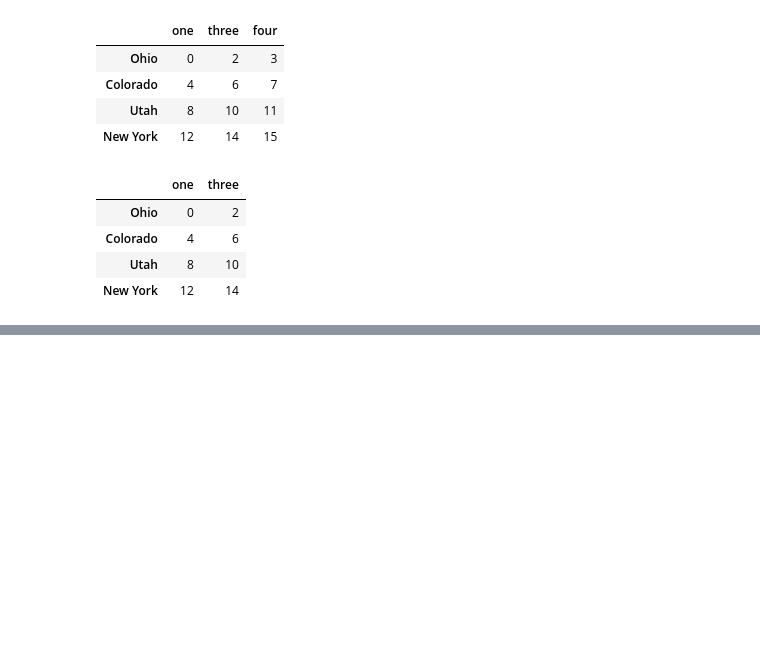
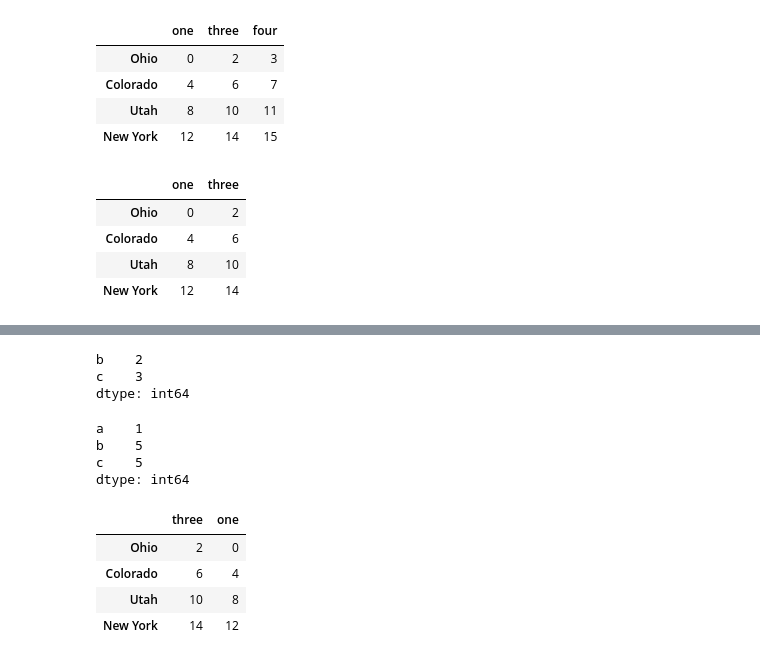
Before and after one commit to konstantinos-giannakopoulos/Python_Data_Analysis, a Jupyter notebook: 4_Pandas.ipynb, the cells around one changed output, grey strips where cells are left out. Saved outputs shown, nothing was run; the diff lists cells and outputs as text; code cells hidden in the pictures; blank space fills up the shorter version.

```diff
--- a/4_Pandas.ipynb
+++ b/4_Pandas.ipynb
@@ -569,0 +652,27 @@ data.drop(["two", "four"], axis="columns")
+# %%
+print(obj2.loc["b":"c"])
+# %% [output]
+b    2
+c    3
+dtype: int64
+# %%
+obj2.loc["b":"c"] = 5
+obj2
+# %% [output]
+a    1
+b    5
+c    5
+dtype: int64
+# %%
+data = pd.DataFrame(np.arange(16).reshape((4, 4)),
+                    index=["Ohio", "Colorado", "Utah", "New York"],
+                    columns=["one", "two", "three", "four"])
+data
+data["two"]
+data[["three", "one"]]
+# %% [output]
+|  | three | one |
+| Ohio | 2 | 0 |
+| Colorado | 6 | 4 |
+| Utah | 10 | 8 |
+| New York | 14 | 12 |
```
Also changed, not shown: parts of 12 cells of this notebook.
